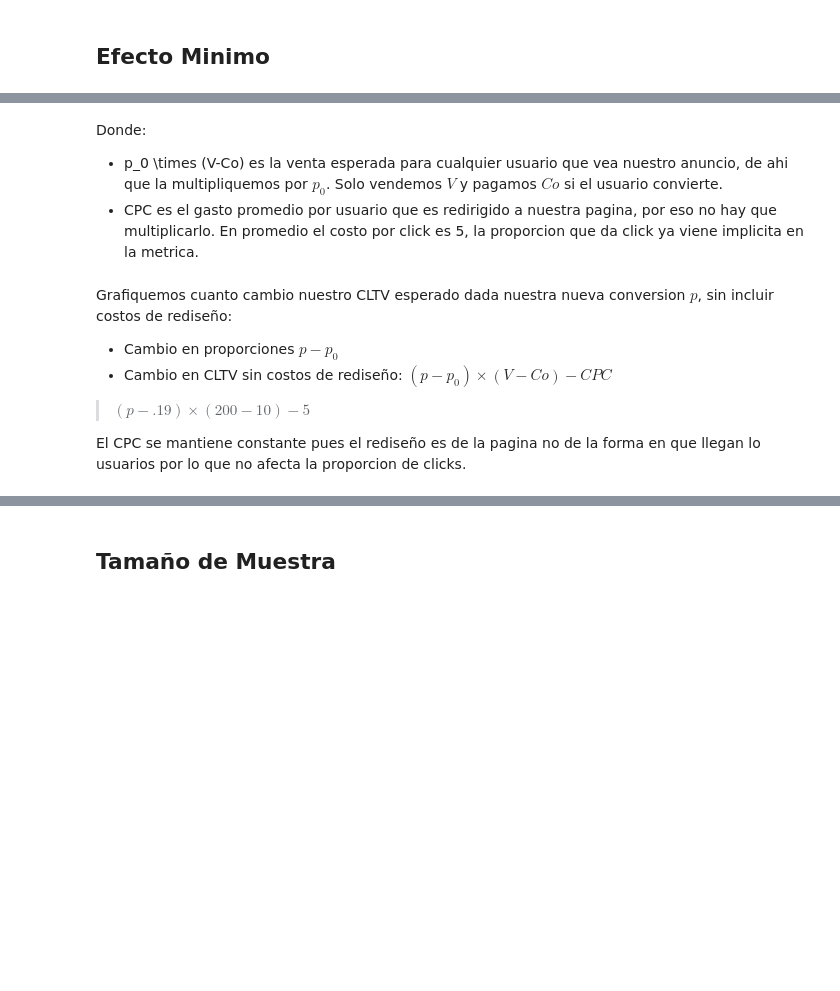
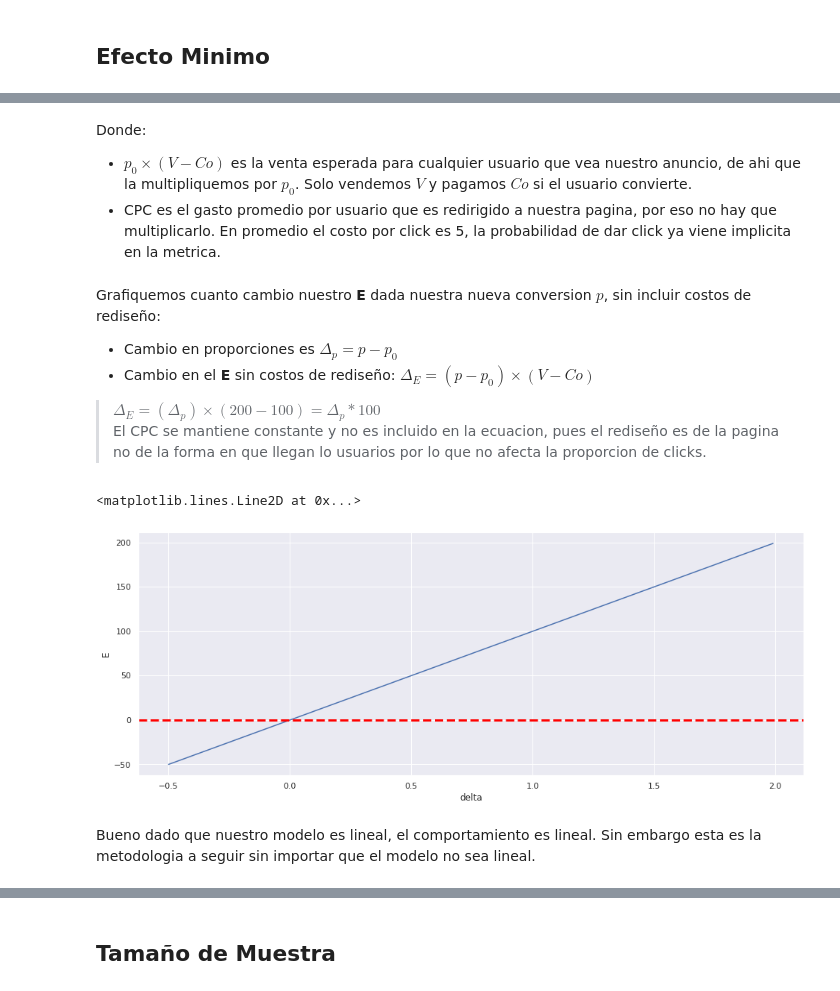
Before and after one commit to Eduardo2505/mcda-marketing, a Jupyter notebook: 04_ab_testing.ipynb, the cells around one changed output, grey strips where cells are left out. Saved outputs shown, nothing was run; the diff lists cells and outputs as text; code cells hidden in the pictures; blank space fills up the shorter version.

```diff
--- a/04_ab_testing.ipynb
+++ b/04_ab_testing.ipynb
@@ -80,11 +92,23 @@ Esto implica que el CLTV neto despues de convertir es:
 # %% [markdown]
 Donde:
-+ p_0 \times (V-Co) es la venta esperada para cualquier usuario que vea nuestro anuncio, de ahi que la multipliquemos por $p_0$. Solo vendemos $V$ y pagamos $Co$ si el usuario convierte.
-+ CPC es el gasto promedio por usuario que es redirigido a nuestra pagina, por eso no hay que multiplicarlo. En promedio el costo por click es 5, la proporcion que da click ya viene implicita en la metrica.
++ $p_0 \times (V-Co)$  es la venta esperada para cualquier usuario que vea nuestro anuncio, de ahi que la multipliquemos por $p_0$. Solo vendemos $V$ y pagamos $Co$ si el usuario convierte.
++ CPC es el gasto promedio por usuario que es redirigido a nuestra pagina, por eso no hay que multiplicarlo. En promedio el costo por click es 5, la probabilidad de dar click ya viene implicita en la metrica.
 # %% [markdown]
-Grafiquemos cuanto cambio nuestro CLTV esperado dada nuestra nueva conversion $p$, sin incluir costos de rediseño:
-+ Cambio en proporciones $p-p_0$
-+ Cambio en CLTV sin costos de rediseño: $(p-p_0) \times (V-Co) - CPC$
->   $(p-.19) \times (200-10) - 5$
-
-El CPC se mantiene constante pues el rediseño es de la pagina no de la forma en que llegan lo usuarios por lo que no afecta la proporcion de clicks.
+Grafiquemos cuanto cambio nuestro **E** dada nuestra nueva conversion $p$, sin incluir costos de rediseño:
++ Cambio en proporciones es $\Delta_p = p-p_0$
++ Cambio en el **E** sin costos de rediseño: $\Delta_{E}=(p-p_0) \times (V-Co)$
+>   $\Delta_{E} = (\Delta_p) \times (200-100) = \Delta_p*100 $
+El CPC se mantiene constante y no es incluido en la ecuacion, pues el rediseño es de la pagina no de la forma en que llegan lo usuarios por lo que no afecta la proporcion de clicks.
+# %%
+delta = pd.Series(list(range(-50,200,1)))/100
+# E
+cltv = 100*delta
+
+evaluacion = pd.DataFrame({'delta':delta, 'E':cltv})
+sns.lineplot(data=evaluacion, x='delta', y='E')
+plt.axhline(0, ls='--', linewidth=3, color='red')
+# %% [output]
+<matplotlib.lines.Line2D at 0x...>
+[figure, added]
+# %% [markdown]
+Bueno dado que nuestro modelo es lineal, el comportamiento es lineal. Sin embargo esta es la metodologia a seguir sin importar que el modelo no sea lineal.
```
Also changed, not shown: parts of 42 cells of this notebook.
